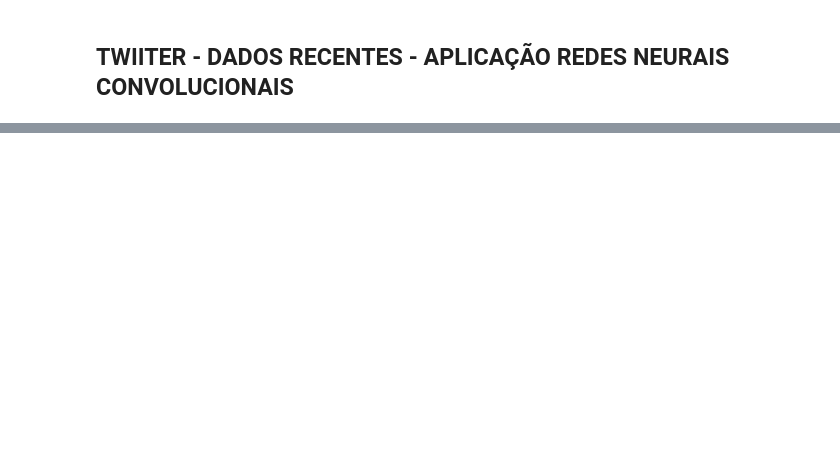
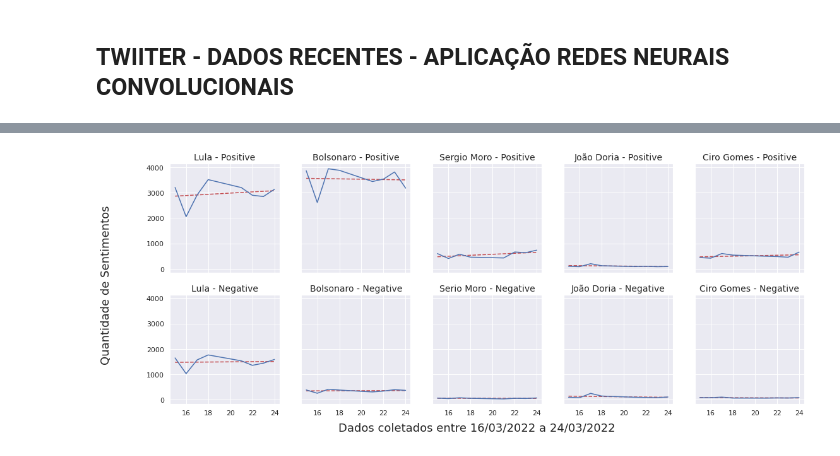
Before and after one commit to daholivesjc/twitter_sentiment_analysis_pucminas, a Jupyter notebook: model/model_train_neural_network.ipynb, the cells around one changed output, grey strips where cells are left out. Saved outputs shown, nothing was run; the diff lists cells and outputs as text; code cells hidden in the pictures; blank space fills up the shorter version.

```diff
--- a/model/model_train_neural_network.ipynb
+++ b/model/model_train_neural_network.ipynb
@@ -280,0 +507,4 @@ df.show()
+# %%
+df_tweets_analysis = df_tweets_analysis[
+    ((df_tweets_analysis['created_at_tz']>datetime(2022,3,14).date()) & (df_tweets_analysis['created_at_tz']<datetime(2022,3,25).date()))
+][['query','created_at_tz','Negative','Positive']]
@@ -280,0 +618,95 @@ df.show()
+# %%
+X = np.array([x.day for x in df_tweets_analysis['created_at_tz'].unique()])
+fig, ax = plt.subplots(2, 5, figsize=(18, 7), sharex=True, sharey=True)
+
+#
+# lula
+#
+z = np.polyfit(X, lula_pos, 1)
+p = np.poly1d(z)
+ax[0, 0].plot(X,p(X),"r--")
+ax[0, 0].plot(X, lula_pos )
+ax[0, 0].set_title('Lula - Positive', fontsize=14)
+
+# lula
+#
+z = np.polyfit(X, lula_neg, 1)
+p = np.poly1d(z)
+ax[1, 0].plot(X,p(X),"r--")
+ax[1, 0].plot(X, lula_neg)
+ax[1, 0].set_title('Lula - Negative', fontsize=14)
+
+
+#
+# Bolsonaro
+#
+z = np.polyfit(X, bolsonaro_pos, 1)
+p = np.poly1d(z)
+ax[0, 1].plot(X,p(X),"r--")
+ax[0, 1].plot(X, bolsonaro_pos )
+ax[0, 1].set_title('Bolsonaro - Positive', fontsize=14)
+
+# Bolsonaro
+#
+z = np.polyfit(X, bolsonaro_neg, 1)
+p = np.poly1d(z)
+ax[1, 1].plot(X,p(X),"r--")
+ax[1, 1].plot(X, bolsonaro_neg)
+ax[1, 1].set_title('Bolsonaro - Negative', fontsize=14)
+
+
+#
+# Sergio Moro
+#
+z = np.polyfit(X, sergio_moro_pos, 1)
+p = np.poly1d(z)
+ax[0, 2].plot(X,p(X),"r--")
+ax[0, 2].plot(X, sergio_moro_pos )
+ax[0, 2].set_title('Sergio Moro - Positive', fontsize=14)
+
+# Sergio Moro
+#
+z = np.polyfit(X, sergio_moro_neg, 1)
+p = np.poly1d(z)
+ax[1, 2].plot(X,p(X),"r--")
+ax[1, 2].plot(X, sergio_moro_neg)
+ax[1, 2].set_title('Serio Moro - Negative', fontsize=14)
+
+#
+# João Doria
+#
+z = np.polyfit(X, joao_doria_pos, 1)
+p = np.poly1d(z)
+ax[0, 3].plot(X,p(X),"r--")
+ax[0, 3].plot(X, joao_doria_pos )
+ax[0, 3].set_title('João Doria - Positive', fontsize=14)
+
+# João Doria
+#
+z = np.polyfit(X, joao_doria_neg, 1)
+p = np.poly1d(z)
+ax[1, 3].plot(X,p(X),"r--")
+ax[1, 3].plot(X, joao_doria_neg)
+ax[1, 3].set_title('João Doria - Negative', fontsize=14)
+
+#
+# Ciro Gomes
+#
+z = np.polyfit(X, ciro_gomes_pos, 1)
+p = np.poly1d(z)
+ax[0, 4].plot(X,p(X),"r--")
+ax[0, 4].plot(X, ciro_gomes_pos )
+ax[0, 4].set_title('Ciro Gomes - Positive', fontsize=14)
+
+# Ciro Gomes
+#
+z = np.polyfit(X, ciro_gomes_neg, 1)
+p = np.poly1d(z)
+ax[1, 4].plot(X,p(X),"r--")
+ax[1, 4].plot(X, ciro_gomes_neg)
+ax[1, 4].set_title('Ciro Gomes - Negative', fontsize=14)
+
+
+fig.text(0.5, 0.04, 'Dados coletados entre 16/03/2022 a 24/03/2022', ha='center', fontsize=18)
+fig.text(0.04, 0.5, 'Quantidade de Sentimentos', va='center', rotation='vertical', fontsize=18)
+# %% [output]
@@ -280,0 +714 @@ df.show()
+[figure, added]
```
Also changed, not shown: parts of 43 cells of this notebook, 5 other files.
